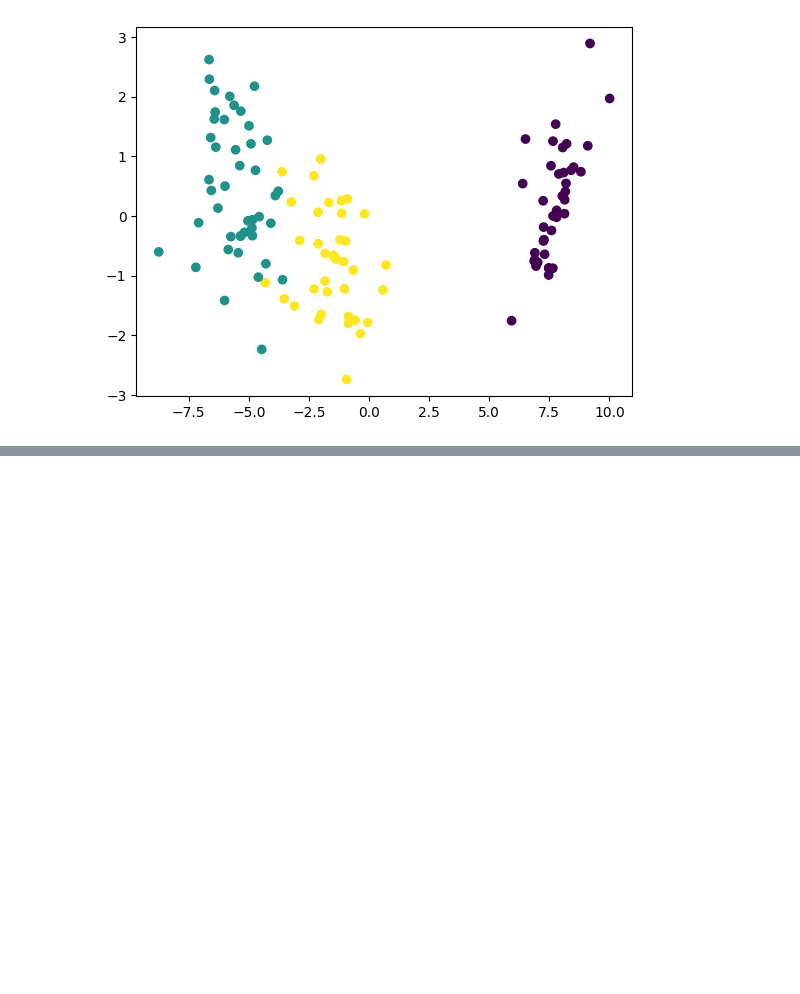
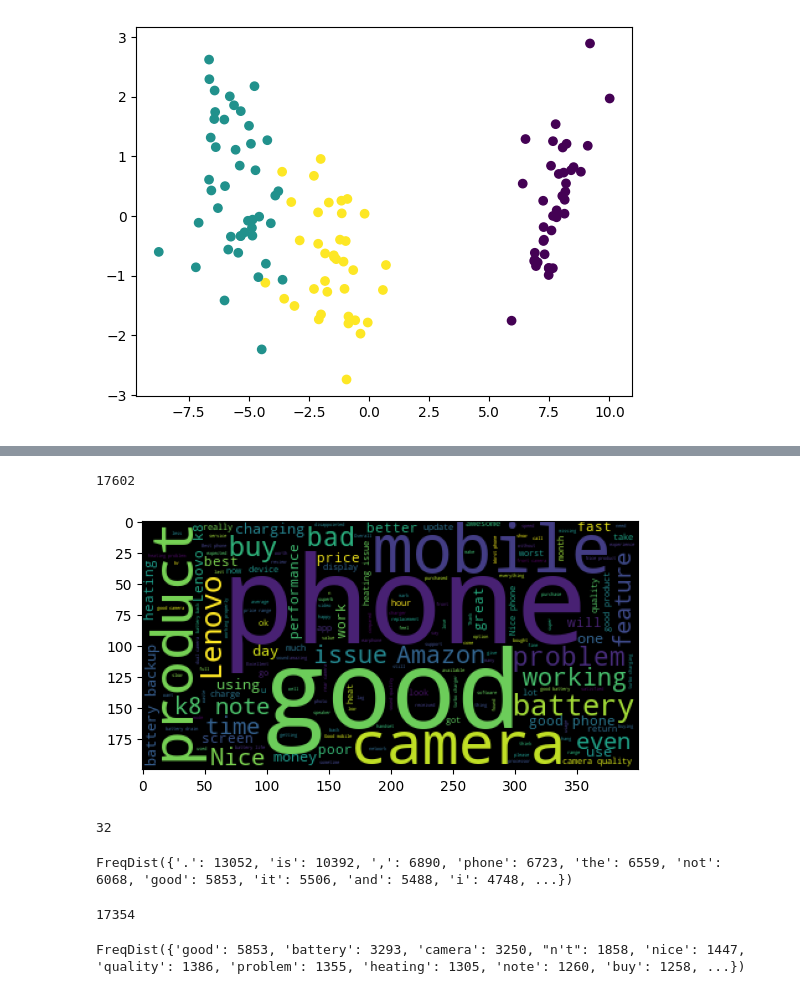
Before and after one commit to morancium/mining_repo, a Jupyter notebook: PracticeETE.ipynb, the cells around one changed output, grey strips where cells are left out. Saved outputs shown, nothing was run; the diff lists cells and outputs as text; code cells hidden in the pictures; blank space fills up the shorter version.

```diff
--- a/PracticeETE.ipynb
+++ b/PracticeETE.ipynb
@@ -734,0 +973,2 @@ plt.scatter(x_train_pca[:,0],x_train_pca[:,1],c=y_train)
+# %%
+reviews = pd.read_csv("D:/work/mining/Notes/Datasets/K8 Reviews.csv")
@@ -734,0 +979,2 @@ plt.scatter(x_train_pca[:,0],x_train_pca[:,1],c=y_train)
+# %%
+reviews_combined = " ".join(reviews.review.values)
@@ -734,0 +994,4 @@ plt.scatter(x_train_pca[:,0],x_train_pca[:,1],c=y_train)
+# %%
+len(set(all_terms))
+# %% [output]
+17602
@@ -734,0 +1002,18 @@ plt.scatter(x_train_pca[:,0],x_train_pca[:,1],c=y_train)
+# %%
+word_cloud = WordCloud().generate(reviews_combined)
+# %%
+plt.figure()
+plt.imshow(word_cloud)
+plt.show()
+# %% [output]
+[figure, added]
+# %%
+fdist.get("word0",32) #Return the value for key if key is in the dictionary, else default.
+# %% [output]
+32
+# %%
+from nltk.probability import FreqDist
+fdist = FreqDist(all_terms)
+fdist
+# %% [output]
+FreqDist({'.': 13052, 'is': 10392, ',': 6890, 'phone': 6723, 'the': 6559, 'not': 6068, 'good': 5853, 'it': 5506, 'and': 5488, 'i': 4748, ...})
@@ -734,0 +1022,11 @@ plt.scatter(x_train_pca[:,0],x_train_pca[:,1],c=y_train)
+# %%
+stop_nltk = stopwords.words("english")
+allterms1 = [word for word in all_terms if word not in stop_updated and len(word) >= 2]
+len(set(allterms1))
+# %% [output]
+17354
+# %%
+fdist = FreqDist(allterms1)
+fdist
+# %% [output]
+FreqDist({'good': 5853, 'battery': 3293, 'camera': 3250, "n't": 1858, 'nice': 1447, 'quality': 1386, 'problem': 1355, 'heating': 1305, 'note': 1260, 'buy': 1258, ...})
```
Also changed, not shown: parts of 99 cells of this notebook, 6 other files.
